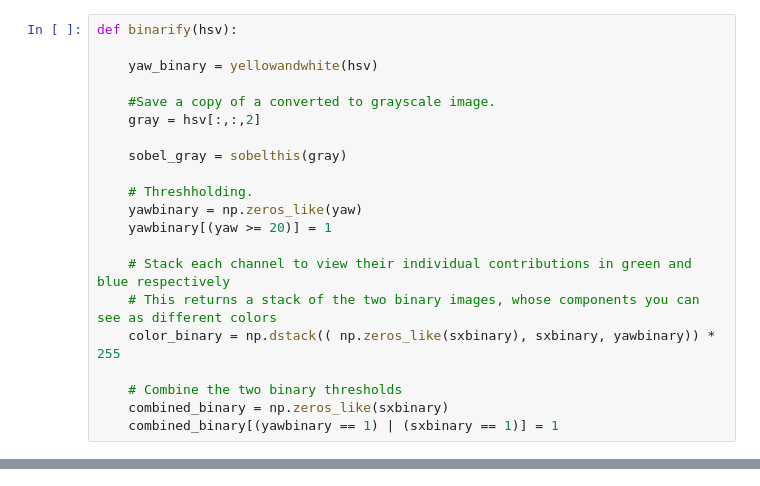
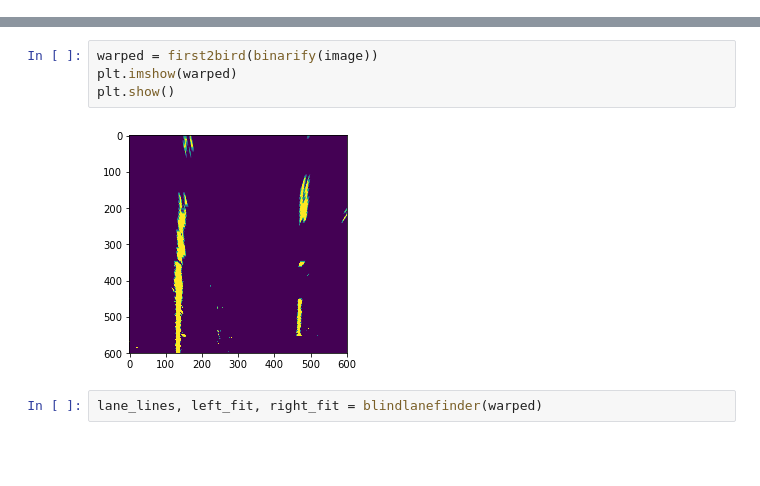
Before and after one commit to BrianStiner-zz/MathMagicMachine, a Jupyter notebook: Project4-CarND/Pipeline.ipynb, the cells around one changed output, grey strips where cells are left out. Drawn from its saved outputs; the diff is of its cells as text; blank space fills up the shorter version.

```diff
--- a/Project4-CarND/Pipeline.ipynb
+++ b/Project4-CarND/Pipeline.ipynb
@@ -324,21 +0,0 @@ hsv_image = cv2.cvtColor(image, cv2.COLOR_RGB2HSV)
-# %%
-def binarify(hsv):
-
-    yaw_binary = yellowandwhite(hsv)
-
-    #Save a copy of a converted to grayscale image.
-    gray = hsv[:,:,2]
-
-    sobel_gray = sobelthis(gray)
-
-    # Threshholding.
-    yawbinary = np.zeros_like(yaw)
-    yawbinary[(yaw >= 20)] = 1
-
-    # Stack each channel to view their individual contributions in green and blue respectively
-    # This returns a stack of the two binary images, whose components you can see as different colors
-    color_binary = np.dstack(( np.zeros_like(sxbinary), sxbinary, yawbinary)) * 255
-
-    # Combine the two binary thresholds
-    combined_binary = np.zeros_like(sxbinary)
-    combined_binary[(yawbinary == 1) | (sxbinary == 1)] = 1
@@ -447,0 +160,8 @@ HTML("""
+# %%
+warped = first2bird(binarify(image))
+plt.imshow(warped)
+plt.show()
+# %% [output]
+[figure, added]
+# %%
+lane_lines, left_fit, right_fit = blindlanefinder(warped)
```
Also changed, not shown: parts of 73 cells of this notebook, 47 other files.
